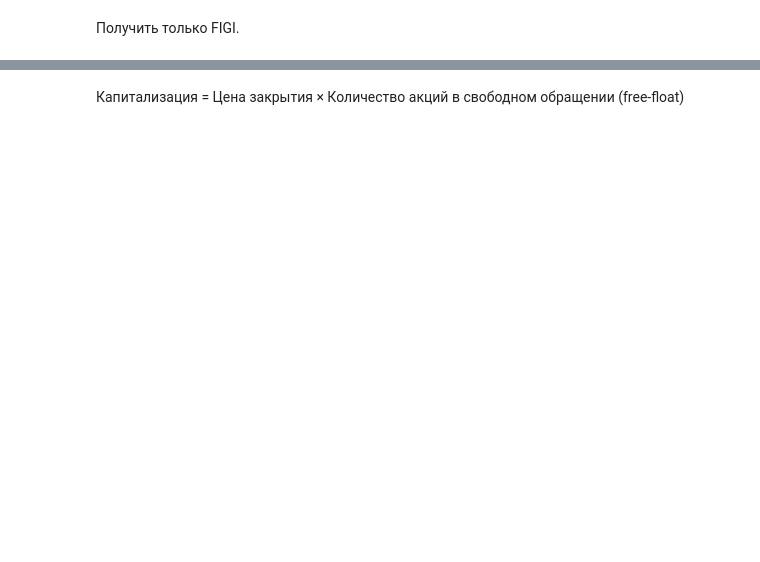
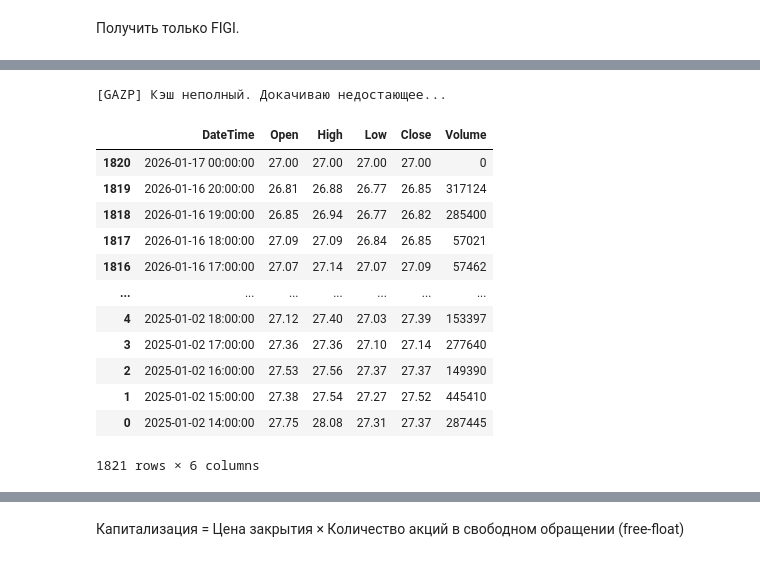
Before and after one commit to JayRox73/Deep_Learning_Trading_Strategy_for_Russian_Stock_Market, a Jupyter notebook: dataset_formation.ipynb, the cells around one changed output, grey strips where cells are left out. Cells and saved outputs as stored; diff of their text form; code cells hidden in the pictures; blank space fills up the shorter version.

```diff
--- a/dataset_formation.ipynb
+++ b/dataset_formation.ipynb
@@ -215,0 +344,49 @@ def get_5min(ticker: str) -> pd.DataFrame:
+# %%
+# Получить дневки для Газпрома
+df_daily = get_candles_data("GAZP", interval_name="1day", start_date=datetime(2023, 1, 1))
+
+# Получить часовики для Сбера
+df_hourly = get_candles_data("SBER", interval_name="1hour")
+# %% [output]
+[GAZP] Кэш неполный. Докачиваю недостающее...
+# %%
+def clean_market_data(df: pd.DataFrame) -> pd.DataFrame:
+    """
+    Очищает данные от пропусков и нулевых значений.
+    """
+    df = df.copy()
+
+    # 1. Заменяем чистые нули на NaN (в цене Close/Open нулей быть не может)
+    # Делаем это только для колонок с ценами
+    cols_to_fix = ['Open', 'High', 'Low', 'Close']
+    for col in cols_to_fix:
+        df[col] = df[col].replace(0, pd.NA)
+
+    # 2. Сортируем по времени (важно для правильного заполнения "вперед")
+    df = df.sort_values("DateTime")
+
+    # 3. Forward Fill: заполняем пропуски последним известным значением
+    df[cols_to_fix] = df[cols_to_fix].ffill()
+
+    # 4. Backward Fill: на случай, если пропуски в самых первых строках
+    df[cols_to_fix] = df[cols_to_fix].bfill()
+
+    # 5. Обработка объема (Volume)
+    # Для объема пропуски лучше заменять на 0, так как сделок просто не было
+    df['Volume'] = df['Volume'].fillna(0)
+
+    return df
+# %% [output]
+|  | DateTime | Open | High | Low | Close | Volume |
+| 1820 | 2026-01-17 00:00:00 | 27.00 | 27.00 | 27.00 | 27.00 | 0 |
+| 1819 | 2026-01-16 20:00:00 | 26.81 | 26.88 | 26.77 | 26.85 | 317124 |
+| 1818 | 2026-01-16 19:00:00 | 26.85 | 26.94 | 26.77 | 26.82 | 285400 |
+| 1817 | 2026-01-16 18:00:00 | 27.09 | 27.09 | 26.84 | 26.85 | 57021 |
+| 1816 | 2026-01-16 17:00:00 | 27.07 | 27.14 | 27.07 | 27.09 | 57462 |
+| ... | ... | ... | ... | ... | ... | ... |
+| 4 | 2025-01-02 18:00:00 | 27.12 | 27.40 | 27.03 | 27.39 | 153397 |
+| 3 | 2025-01-02 17:00:00 | 27.36 | 27.36 | 27.10 | 27.14 | 277640 |
+| 2 | 2025-01-02 16:00:00 | 27.53 | 27.56 | 27.37 | 27.37 | 149390 |
+| 1 | 2025-01-02 15:00:00 | 27.38 | 27.54 | 27.27 | 27.52 | 445410 |
+| 0 | 2025-01-02 14:00:00 | 27.75 | 28.08 | 27.31 | 27.37 | 287445 |
+1821 rows × 6 columns
```
Also changed, not shown: parts of 14 cells of this notebook, 1 other file.
